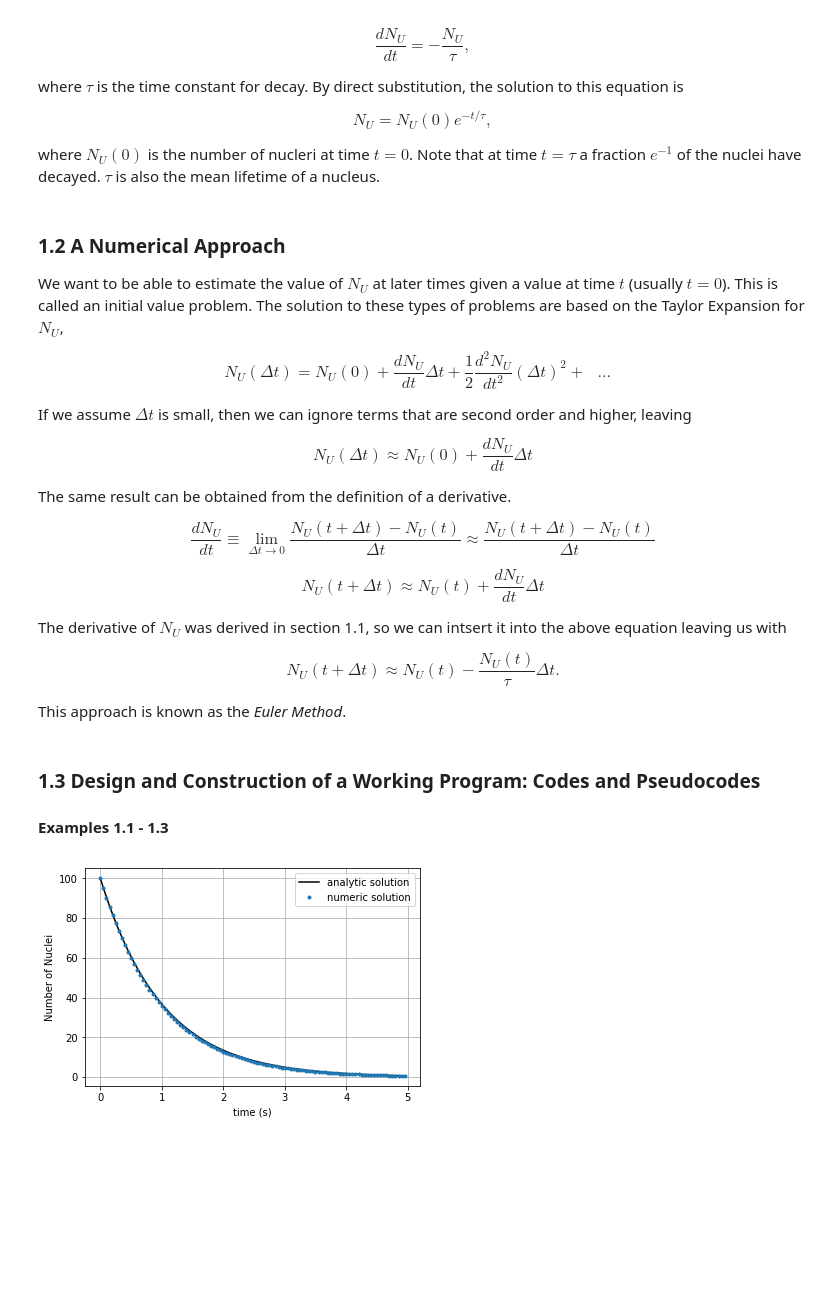
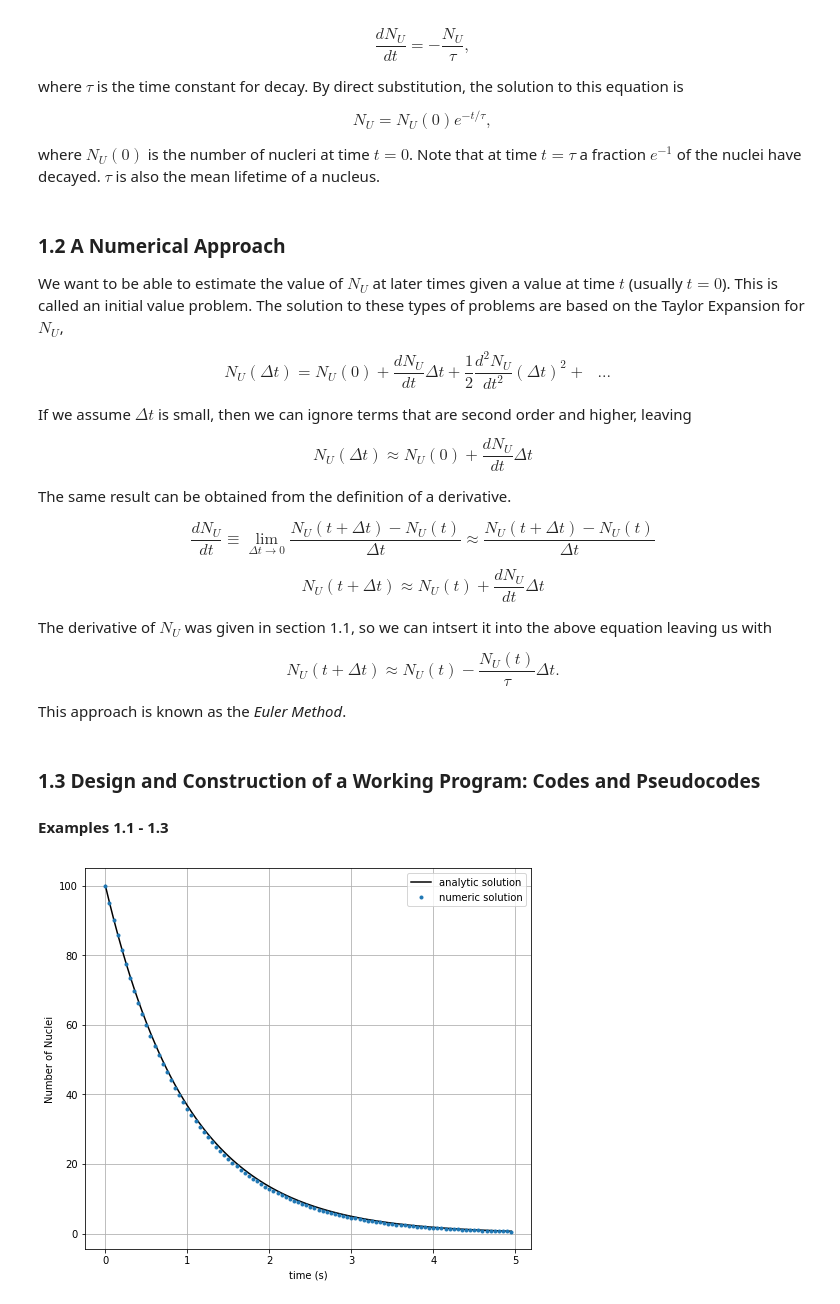
Before and after one commit to Cpt-Catnip/Computational_Physics_Giordano_Nakanishi, a Jupyter notebook: ch1.ipynb, the cells around one changed output. Drawn from its saved outputs; the diff is of its cells as text; code cells hidden in the pictures; blank space fills up the shorter version.

```diff
--- a/ch1.ipynb
+++ b/ch1.ipynb
@@ -34,7 +34,7 @@ $$\frac{dN_U}{dt} \equiv \lim_{\Delta t \to 0}\frac{N_U(t+\Delta t)-N_U(t)}{\Del
 
 $$ N_U(t+\Delta t) \approx N_U(t) + \frac{dN_U}{dt}\Delta t$$
 
-The derivative of $N_U$ was derived in section 1.1, so we can intsert it into the above equation leaving us with
+The derivative of $N_U$ was given in section 1.1, so we can intsert it into the above equation leaving us with
 
 $$N_U(t+\Delta t) \approx N_U(t) - \frac{N_U(t)}{\tau}\Delta t.$$
 
@@ -45,31 +45,32 @@ This approach is known as the *Euler Method*.
 # %%
 # Initialize vectors for number of Uranium nuclei and time
 npoints = 100
 n_uranium = np.zeros(npoints)
 t = np.zeros(npoints)
 
 # Set initial values
 t[0] = 0    # duh
 n_uranium[0] = 100
 tau = 1    # seconds
-dt = 5e-2
+dt = 5e-2  # seconds
 
 # Perform Euler loop
 for i in range(npoints-1):    # i ranges from 0 to npoints-2
     n_uranium[i+1] = n_uranium[i] - (n_uranium[i]/tau)*dt
     t[i+1] = t[i] + dt    # this step is trivial and can be computed outside of the loop (i.e. t = np.arange(0, 100*dt, dt))
 # note that i can be in range(1, npoints) and the loop would compute n_uranium[i] = n_uranium[i-1] - ...
 
 # Compute analytical solution for comparison
 n_uranium_analytic = n_uranium[0] * np.exp(-1*t/tau)
 
 # Plot decay
+fig = plt.figure(figsize=(8,7))
 plt.plot(t, n_uranium_analytic, 'k-', label='analytic solution')
 plt.plot(t, n_uranium, '.', label='numeric solution')
 plt.xlabel('time (s)')
 plt.ylabel('Number of Nuclei')
 plt.legend()    # I guess legend has to come before show
 plt.grid()
 plt.show()
 # %% [output]
-[figure, old version]
+[figure, new version]
```
Also changed, not shown: parts of 2 cells of this notebook.
